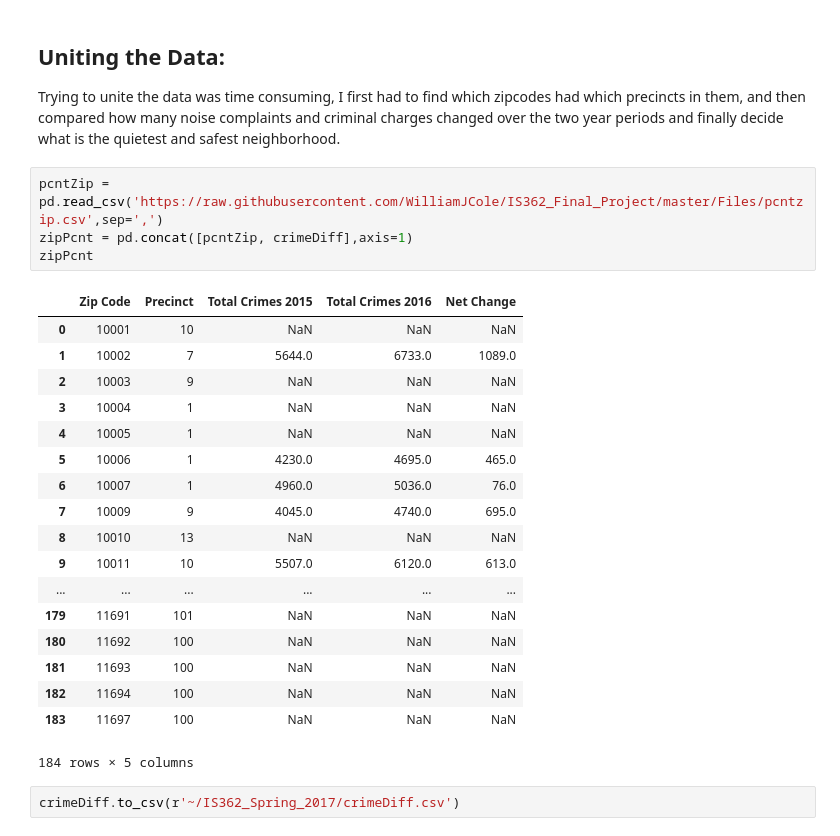
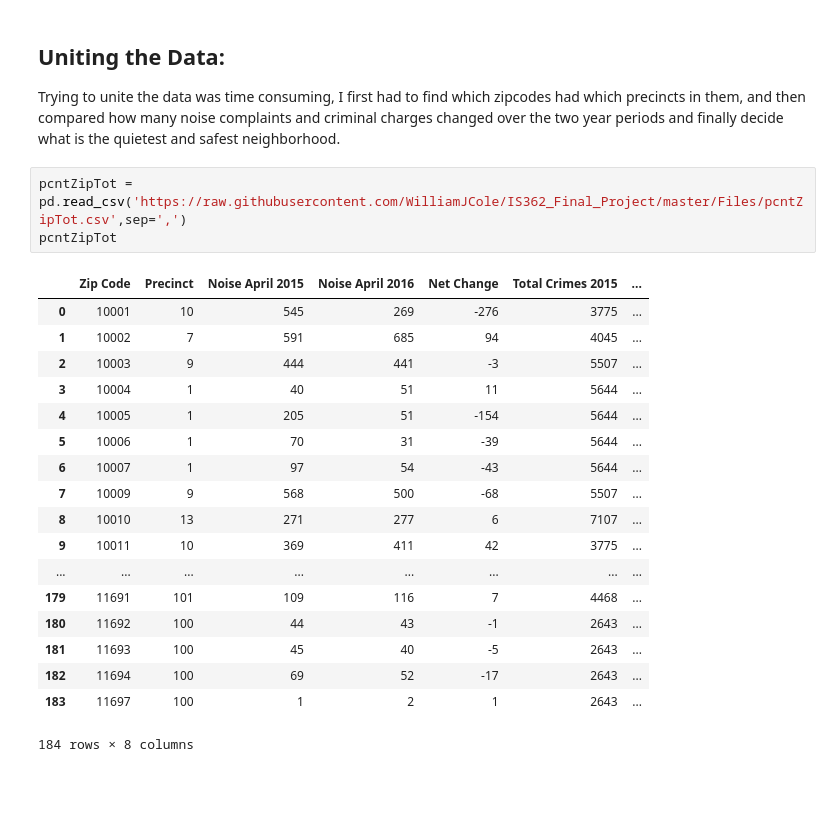
Before and after one commit to WilliamJCole/Final_Project, a Jupyter notebook: IS362 Final Project - Noise & Crime.ipynb, the cells around one changed output. Drawn from its saved outputs; the diff is of its cells as text; blank space fills up the shorter version.

```diff
--- a/IS362 Final Project - Noise & Crime.ipynb
+++ b/IS362 Final Project - Noise & Crime.ipynb
@@ -317,27 +317,24 @@ crimeDiff.plot.bar(fontsize=10,figsize= (50, 10))
 
 Trying to unite the data was time consuming, I first had to find which zipcodes had which precincts in them, and then compared how many noise complaints and criminal charges changed over the two year periods and finally decide what is the quietest and safest neighborhood.
 # %%
-pcntZip = pd.read_csv('https://raw.githubusercontent.com/WilliamJCole/IS362_Final_Project/master/Files/pcntzip.csv',sep=',')
-zipPcnt = pd.concat([pcntZip, crimeDiff],axis=1)
-zipPcnt
+pcntZipTot = pd.read_csv('https://raw.githubusercontent.com/WilliamJCole/IS362_Final_Project/master/Files/pcntZipTot.csv',sep=',')
+pcntZipTot
 # %% [output]
-|  | Zip Code | Precinct | Total Crimes 2015 | Total Crimes 2016 | Net Change |
-| 0 | 10001 | 10 | NaN | NaN | NaN |
-| 1 | 10002 | 7 | 5644.0 | 6733.0 | 1089.0 |
-| 2 | 10003 | 9 | NaN | NaN | NaN |
-| 3 | 10004 | 1 | NaN | NaN | NaN |
-| 4 | 10005 | 1 | NaN | NaN | NaN |
-| 5 | 10006 | 1 | 4230.0 | 4695.0 | 465.0 |
-| 6 | 10007 | 1 | 4960.0 | 5036.0 | 76.0 |
-| 7 | 10009 | 9 | 4045.0 | 4740.0 | 695.0 |
-| 8 | 10010 | 13 | NaN | NaN | NaN |
-| 9 | 10011 | 10 | 5507.0 | 6120.0 | 613.0 |
-| ... | ... | ... | ... | ... | ... |
-| 179 | 11691 | 101 | NaN | NaN | NaN |
-| 180 | 11692 | 100 | NaN | NaN | NaN |
-| 181 | 11693 | 100 | NaN | NaN | NaN |
-| 182 | 11694 | 100 | NaN | NaN | NaN |
-| 183 | 11697 | 100 | NaN | NaN | NaN |
+|  | Zip Code | Precinct | Noise April 2015 | Noise April 2016 | Net Change | Total Crimes 2015 | ... |
+| 0 | 10001 | 10 | 545 | 269 | -276 | 3775 | ... |
+| 1 | 10002 | 7 | 591 | 685 | 94 | 4045 | ... |
+| 2 | 10003 | 9 | 444 | 441 | -3 | 5507 | ... |
+| 3 | 10004 | 1 | 40 | 51 | 11 | 5644 | ... |
+| 4 | 10005 | 1 | 205 | 51 | -154 | 5644 | ... |
+| 5 | 10006 | 1 | 70 | 31 | -39 | 5644 | ... |
+| 6 | 10007 | 1 | 97 | 54 | -43 | 5644 | ... |
+| 7 | 10009 | 9 | 568 | 500 | -68 | 5507 | ... |
+| 8 | 10010 | 13 | 271 | 277 | 6 | 7107 | ... |
+| 9 | 10011 | 10 | 369 | 411 | 42 | 3775 | ... |
+| ... | ... | ... | ... | ... | ... | ... | ... |
+| 179 | 11691 | 101 | 109 | 116 | 7 | 4468 | ... |
+| 180 | 11692 | 100 | 44 | 43 | -1 | 2643 | ... |
+| 181 | 11693 | 100 | 45 | 40 | -5 | 2643 | ... |
+| 182 | 11694 | 100 | 69 | 52 | -17 | 2643 | ... |
+| 183 | 11697 | 100 | 1 | 2 | 1 | 2643 | ... |
-184 rows × 5 columns
+184 rows × 8 columns
-# %%
-crimeDiff.to_csv(r'~/IS362_Spring_2017/crimeDiff.csv')
```
